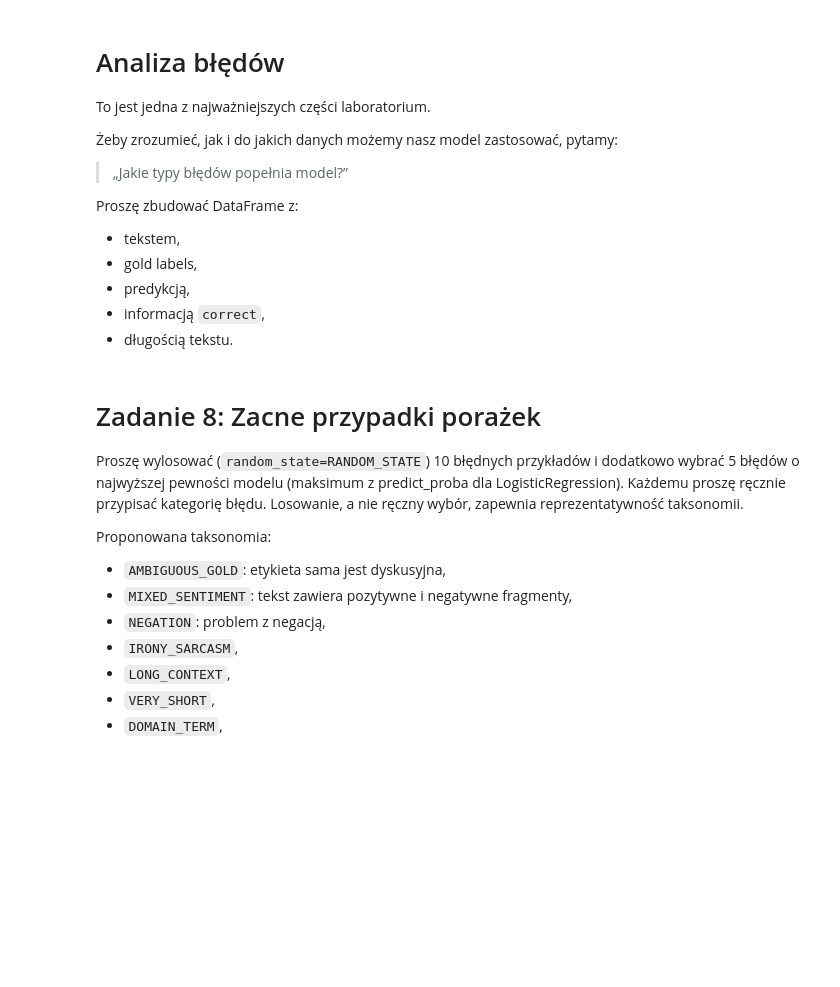
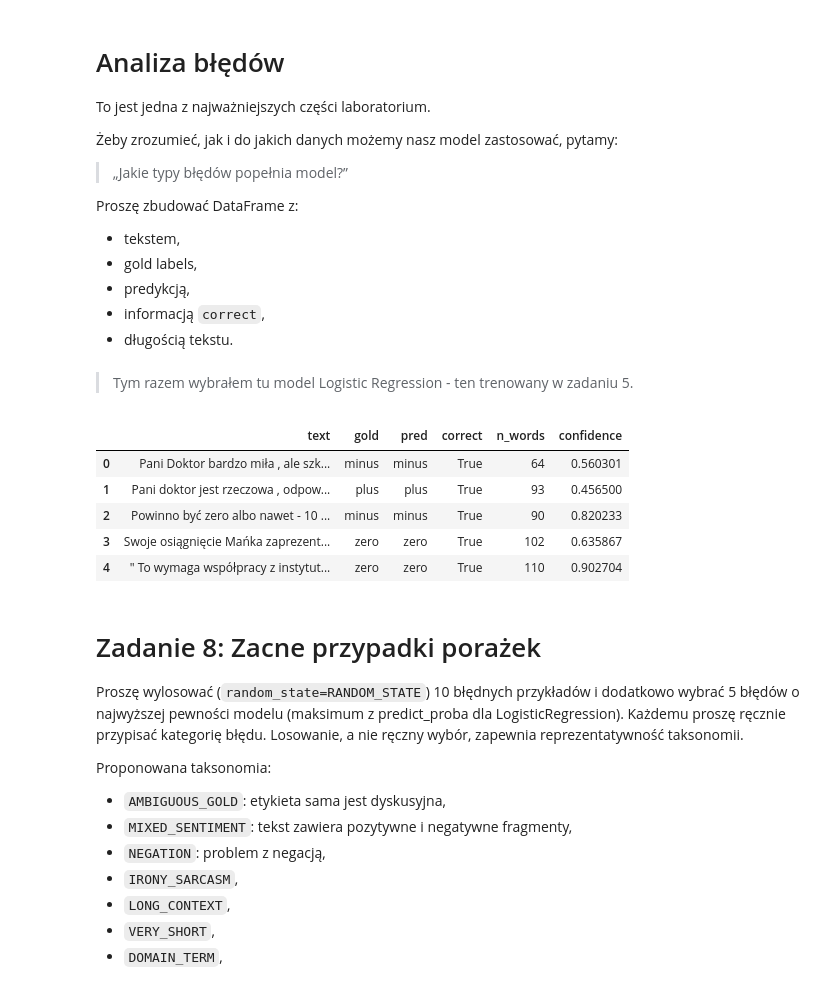
Before and after one commit to Monnkes/nlp, a Jupyter notebook: 002_Baseline.ipynb, the cells around one changed output. Drawn from its saved outputs; the diff is of its cells as text; code cells hidden in the pictures; blank space fills up the shorter version.

```diff
--- a/002_Baseline.ipynb
+++ b/002_Baseline.ipynb
@@ -377,2 +552,28 @@ Proszę sformułować hipotezę przed wykonaniem eksperymentu.
 # %%
 #TODO: word_ngrams vs. char_ngrams
+
+word_vec = TfidfVectorizer(analyzer="word", ngram_range=(1, 2), min_df=2, max_features=50000, sublinear_tf=True)
+char_vec = TfidfVectorizer(analyzer="char_wb", ngram_range=(3, 5), min_df=2, max_features=50000, sublinear_tf=True)
+
+variants = {"word (1,2)": word_vec, "char_wb (3,5)": char_vec}
+
+vectorizer_results = []
+
+for name, vec in variants.items():
+    pipe = Pipeline([("tfidf", clone(vec)), ("clf", LinearSVC(random_state=RANDOM_STATE))])
+    pipe.fit(train_df["text_norm"], train_df["target"])
+    pred = pipe.predict(val_df["text_norm"])
+    n_features = len(pipe.named_steps["tfidf"].get_feature_names_out())
+
+    accuracy = accuracy_score(val_df["target"], pred)
+    f1, lo, hi = bootstrap_ci(val_df["target"], pred, macro_f1)
+
+    vectorizer_results.append({
+        "name": name,
+        "n_features": n_features,
+        "accuracy": accuracy,
+        "macro-F1": f1,
+        "macro_f1_ci95": f"[{lo:.3f}, {hi:.3f}]"
+    })
+
+pd.DataFrame(vectorizer_results)
@@ -409,8 +660,31 @@ Proszę zbudować DataFrame z:
 - predykcją,
 - informacją `correct`,
 - długością tekstu.
+# %% [markdown]
+> Tym razem wybrałem tu model Logistic Regression - ten trenowany w zadaniu 5.
 # %%
 #TODO: error_analysis
+
+lr_name = "TF-IDF + Logistic Regression"
+lr_model = fitted[lr_name]
+
+error_analysis = pd.DataFrame({
+    "text": val_df["text"],
+    "gold": val_df["target"],
+    "pred": preds[lr_name],
+})
+error_analysis["correct"] = error_analysis["gold"] == error_analysis["pred"]
+error_analysis["n_words"] = val_df["text"].str.findall(r"\w+").str.len()
+error_analysis["confidence"] = lr_model.predict_proba(val_df["text_norm"]).max(axis=1)
+
+error_analysis.head()
+# %% [output]
+|  | text | gold | pred | correct | n_words | confidence |
+| 0 | Pani Doktor bardzo miła , ale szk... | minus | minus | True | 64 | 0.560301 |
+| 1 | Pani doktor jest rzeczowa , odpow... | plus | plus | True | 93 | 0.456500 |
+| 2 | Powinno być zero albo nawet - 10 ... | minus | minus | True | 90 | 0.820233 |
+| 3 | Swoje osiągnięcie Mańka zaprezent... | zero | zero | True | 102 | 0.635867 |
+| 4 | " To wymaga współpracy z instytut... | zero | zero | True | 110 | 0.902704 |
 # %% [markdown]
 
 # Zadanie 8: Zacne przypadki porażek
```
Also changed, not shown: parts of 24 cells of this notebook, 1 other file.
